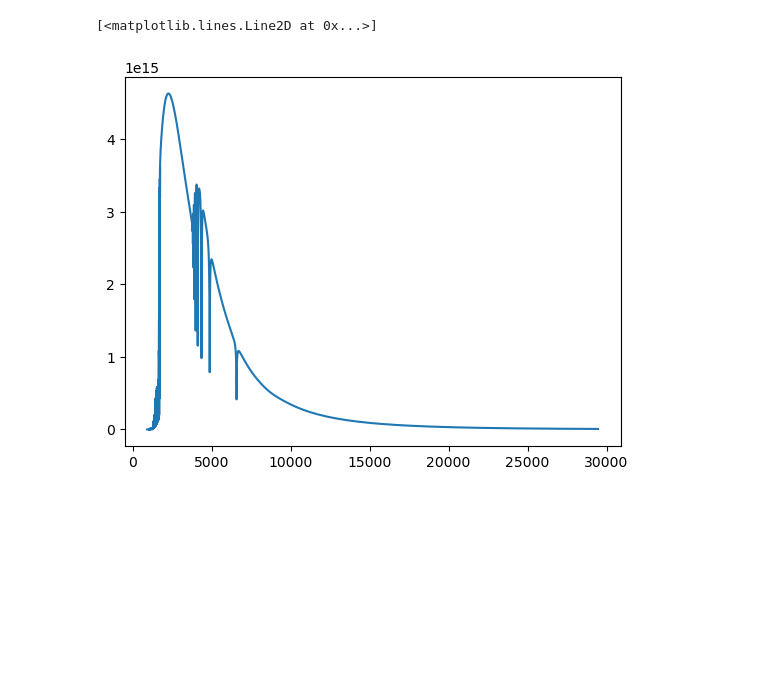
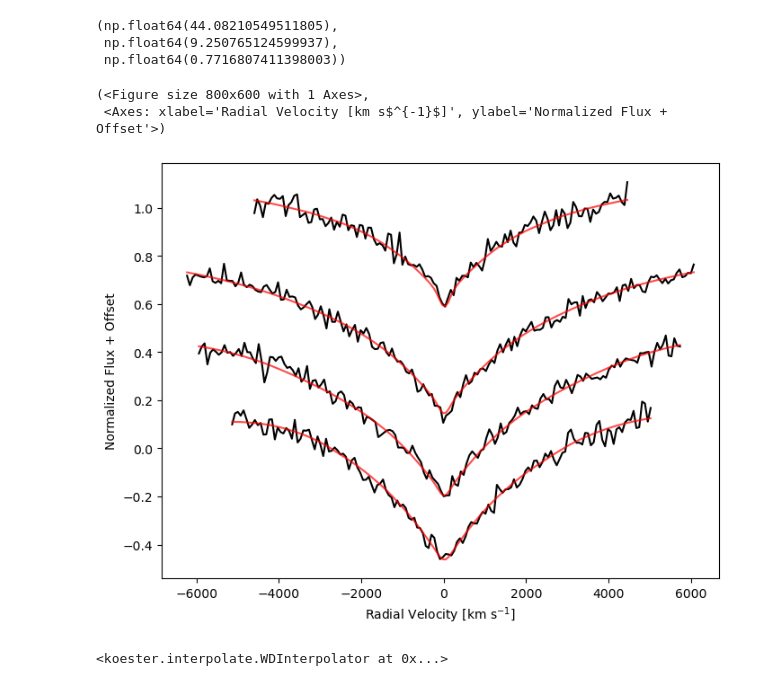
Before and after one commit to stefanarseneau/koester_models, a Jupyter notebook: interp.ipynb, the cells around one changed output. Drawn from its saved outputs; the diff is of its cells as text; code cells hidden in the pictures; blank space fills up the shorter version.

```diff
--- a/interp.ipynb
+++ b/interp.ipynb
@@ -7,5 +13,0 @@ test = koester.WDInterpolator()
-# %%
-plt.plot(test.wavl_grid, test.model_spec((10000, 8)))
-# %% [output]
-[<matplotlib.lines.Line2D at 0x...>]
-[figure, removed]
@@ -11,0 +18,49 @@ plt.plot(test.wavl_grid, test.model_spec((10000, 8)))
+# %%
+def plot_fit(wavl, flux, ivar, corvmodel, params, gap = 0.3):
+    fig, ax = plt.subplots(ncols=1, nrows=1, figsize=(8, 6))
+    model = corvmodel.eval(params, x = wavl)
+    for ii, line in enumerate(corvmodel.names):
+        cwl, cfl, civar = corv.utils.cont_norm_line(wavl, flux, ivar,
+                                        corvmodel.centres[line],
+                                        corvmodel.windows[line],
+                                        corvmodel.edges[line])
+        cwavl, cmodel, _ = corv.utils.cont_norm_line(wavl, model, model,
+                                        corvmodel.centres[line],
+                                        corvmodel.windows[line],
+                                        corvmodel.edges[line])
+        dlam = (cwl - corvmodel.centres[line])
+        dlam_vel = 3e5 * (((1 + dlam / corvmodel.centres[line])**2 - 1) / ((1 + dlam / corvmodel.centres[line])**2 + 1)) - 28.80
+        ax.plot(dlam_vel, cfl - ii * gap, c='k')
+        ax.plot(dlam_vel, cmodel - ii * gap, c='r', alpha=0.7)
+    ax.set_ylabel('Normalized Flux + Offset')
+    ax.set_xlabel('Radial Velocity [km s$^{-1}$]')
+    return fig, ax
+
+plate = 4239
+mjd = 55458
+fiberid = 274
+
+spec = SDSS.get_spectra_async(plate=plate, fiberID=fiberid, mjd=mjd)[0].get_fits()
+wl = 10**spec[1].data['loglam']
+fl = spec[1].data['flux']
+ivar = spec[1].data['ivar']
+# %%
+test = koester.WDInterpolator(type = "DA", wavl_bounds=(1000, 28000))
+
+corvmodel = corv.models.TwoParamModel(test.model_spec, test.wavl_grid, names = ['a', 'b', 'g', 'd'])
+rv, e_rv, redchi, param_res = corv.fit.fit_corv(wl, fl, ivar, corvmodel.model)
+rv, e_rv, redchi
+# %% [output]
+(np.float64(44.08210549511805),
+ np.float64(9.250765124599937),
+ np.float64(0.7716807411398003))
+# %%
+plot_fit(wl, fl, ivar, corvmodel.model, param_res.params)
+# %% [output]
+(<Figure size 800x600 with 1 Axes>,
+ <Axes: xlabel='Radial Velocity [km s$^{-1}$]', ylabel='Normalized Flux + Offset'>)
+[figure, added]
+# %%
+testdb = koester.WDInterpolator(type = "DB", wavl_bounds=(1000, 28000))
+# %% [output]
+<koester.interpolate.WDInterpolator at 0x...>
```
Also changed, not shown: parts of 3 cells of this notebook, 1 other file.
